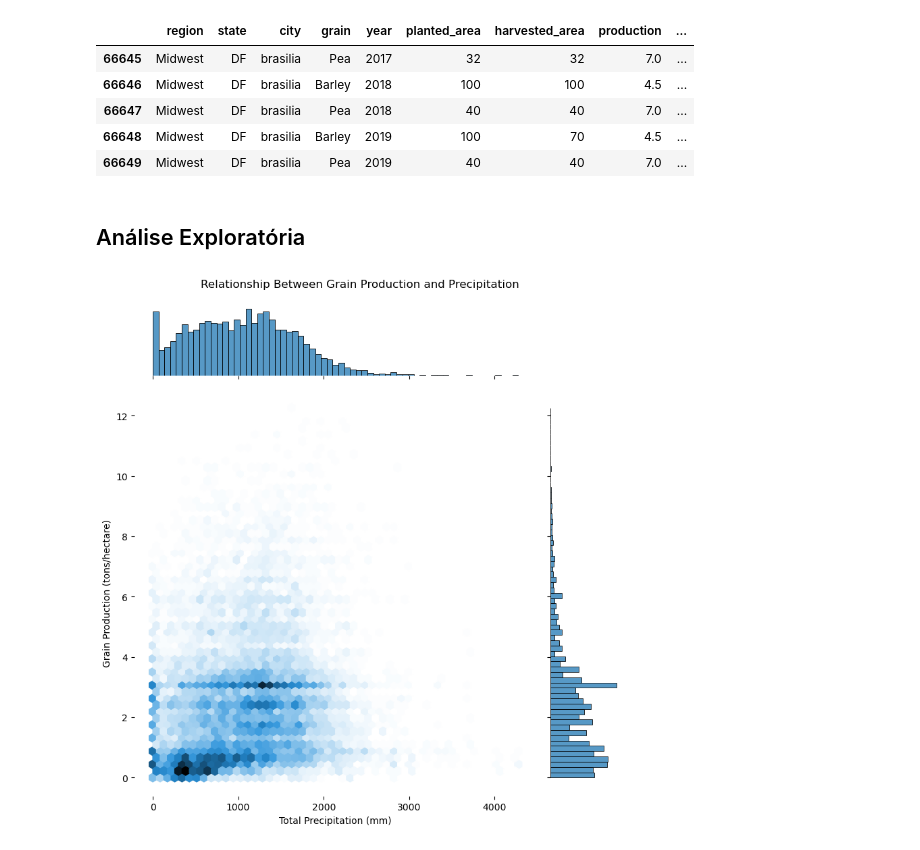
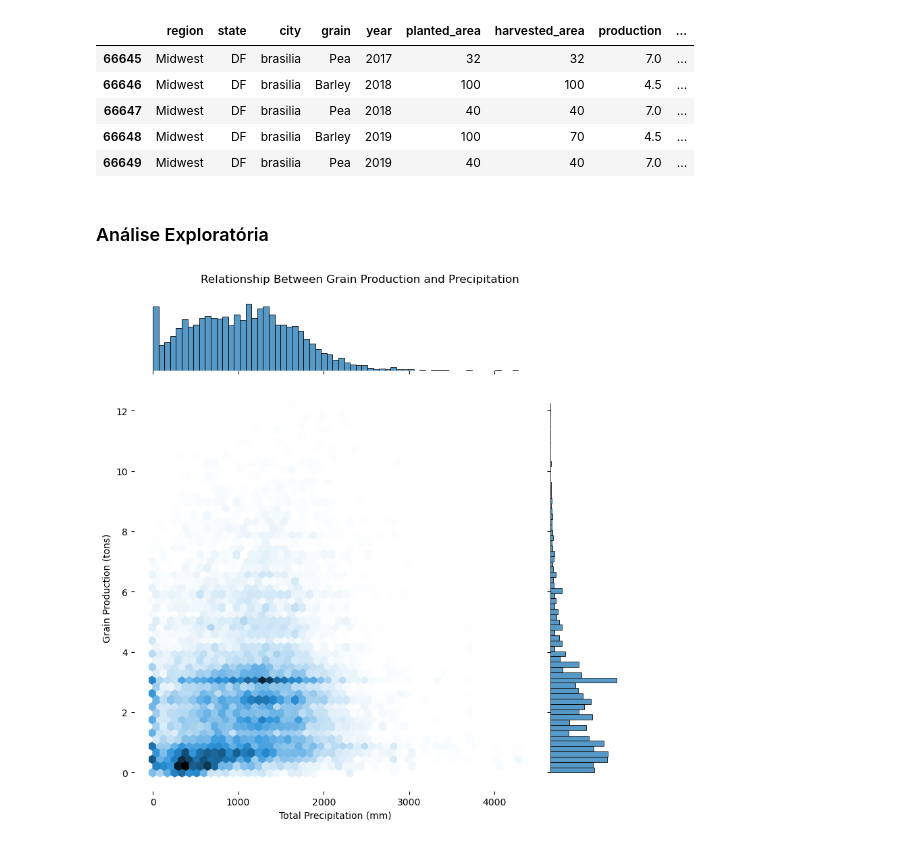
Before and after one commit to Squinelato/eEDB-001-2024-4, a Jupyter notebook: exercise_1/brazil_grain_analysis.ipynb, the cells around one changed output. Drawn from its saved outputs; the diff is of its cells as text; code cells hidden in the pictures.

```diff
--- a/exercise_1/brazil_grain_analysis.ipynb
+++ b/exercise_1/brazil_grain_analysis.ipynb
@@ -438,23 +534,23 @@ df_environment_impact.tail()
 | 66648 | Midwest | DF | brasilia | Barley | 2019 | 100 | 70 | 4.5 | ... |
 | 66649 | Midwest | DF | brasilia | Pea | 2019 | 40 | 40 | 7.0 | ... |
 # %% [markdown]
-## Análise Exploratória
+### Análise Exploratória
 # %%
 sns.jointplot(
    data=df_environment_impact,
    y='production',
    x='total_precipitation',
    kind='hex',
    height=8,
 )
 
 plt.xlabel('Total Precipitation (mm)')
-plt.ylabel('Grain Production (tons/hectare)')
+plt.ylabel('Grain Production (tons)')
 plt.suptitle('Relationship Between Grain Production and Precipitation', y=1.03)
 
 sns.despine(left=True, bottom=True)
 # %% [output]
-[figure, old version]
+[figure, new version]
 # %%
 sns.jointplot(
    data=df_environment_impact,
```
Also changed, not shown: parts of 20 cells of this notebook, 46 other files.
